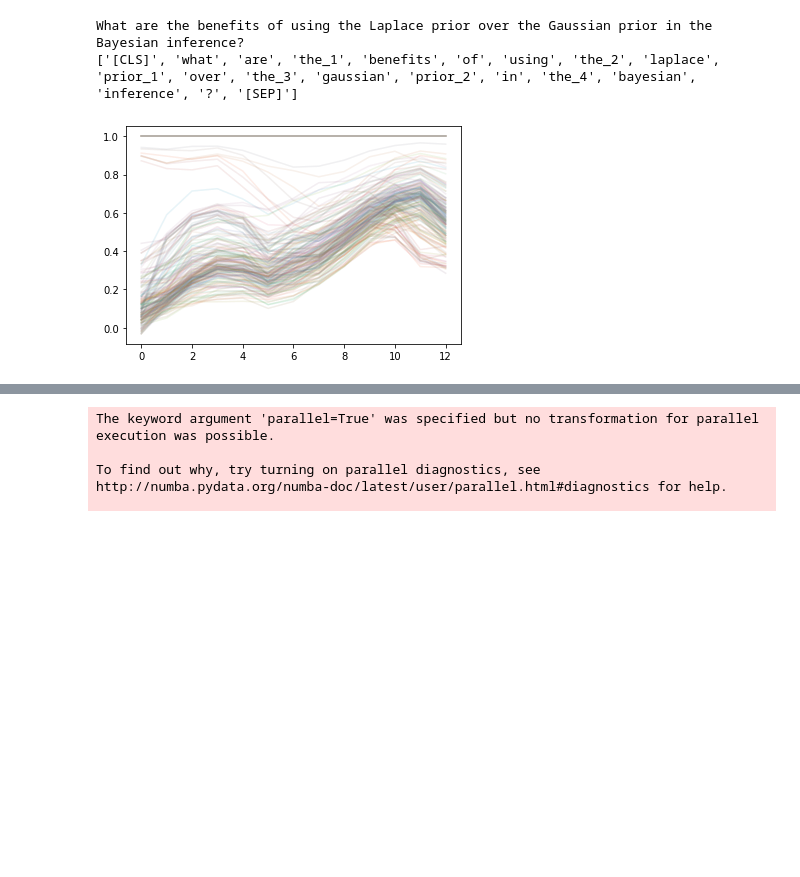
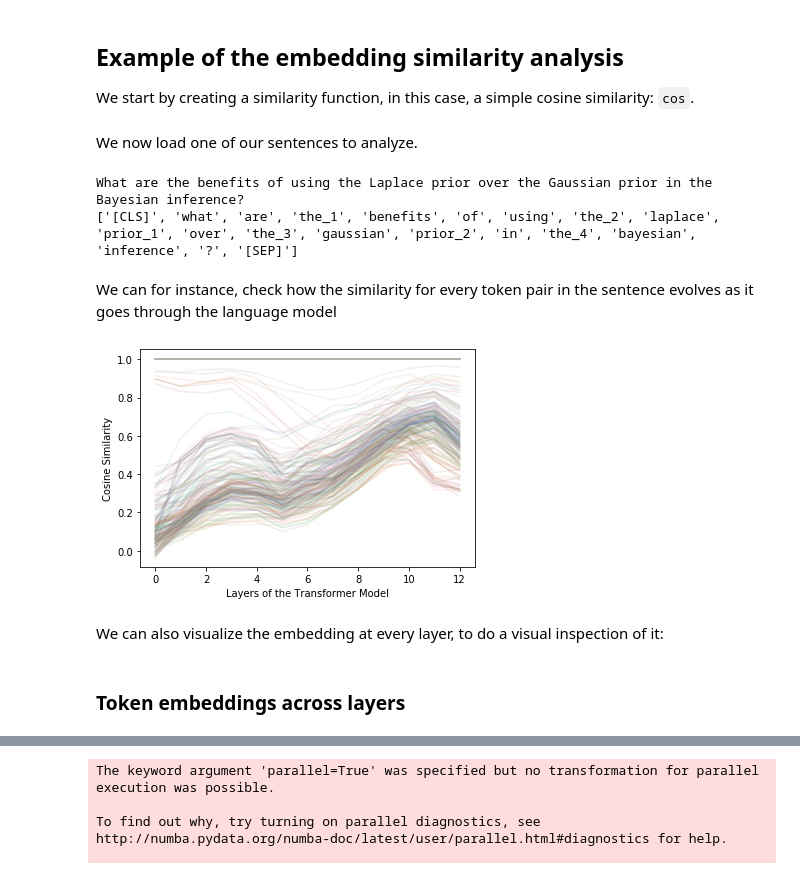
Before and after one commit to sergicastellasape/transformers, a Jupyter notebook: SciBert-playground-2.ipynb, the cells around one changed output, grey strips where cells are left out. Cells and saved outputs as stored; diff of their text form; code cells hidden in the pictures; blank space fills up the shorter version.

```diff
--- a/SciBert-playground-2.ipynb
+++ b/SciBert-playground-2.ipynb
@@ -199,9 +245,29 @@ _ = bert_sentence.attention_from_tokens('what', 'difference', display=True)
 # %%
-# Read input sequences from .txt file and put them in a list
-with open("../datasets/quora_questions.txt") as f:
-    text = f.read()
-sentences = re.split(r'(?<!\w\.\w.)(?<![A-Z][a-z]\.)(?<=\.|\?)\s', text)
-try:
-    sentences.remove('') # remove possible empty strings
-except:
-    None
+def load_dataset(txt_path="../datasets/quora_questions.txt",
+                 MODEL=SciBertModel,
+                 TOKENIZER=SciBertTokenizer):
+
+    # Read input sequences from .txt file and put them in a list
+    with open(txt_path) as f:
+        text = f.read()
+    sentences = re.split(r'(?<!\w\.\w.)(?<![A-Z][a-z]\.)(?<=\.|\?)\s', text)
+    try:
+        sentences.remove('') # remove possible empty strings
+    except:
+        None
+
+    list_SentenceObj, ALL_INITIAL_EMBEDDINGS, ALL_CONTEXT_EMBEDDINGS = [], [], []
+
+    for raw_sentence in tqdm(sentences):
+        SentenceObj = TransformerSentence(raw_sentence,
+                                          model=MODEL,
+                                          tokenizer=TOKENIZER)
+        SentenceObj.write_summary(print_tokens=False)
+        list_SentenceObj.append(SentenceObj)
+        ALL_INITIAL_EMBEDDINGS.append(SentenceObj.summary['states'][0, :, :])
+        ALL_CONTEXT_EMBEDDINGS.append(SentenceObj.summary['states'][-1, :, :])
+
+    ALL_INITIAL_EMBEDDINGS = torch.cat(ALL_INITIAL_EMBEDDINGS, dim=0)
+    ALL_CONTEXT_EMBEDDINGS = torch.cat(ALL_CONTEXT_EMBEDDINGS, dim=0)
+
+    return list_SentenceObj, ALL_INITIAL_EMBEDDINGS, ALL_CONTEXT_EMBEDDINGS
@@ -218,0 +274,5 @@ ALL_EMBEDDINGS = torch.cat(ALL_EMBEDDINGS, dim=0)
+# %%
+scibert_sentences, SCI_EMB_i, SCI_EMB_c = load_dataset(MODEL=SciBertModel,
+                                                       TOKENIZER=SciBertTokenizer)
+bert_sentences, BASE_EMB_i, BASE_EMB_c = load_dataset(MODEL=BertBaseModel,
+                                                      TOKENIZER=BertBaseTokenizer)
@@ -293,11 +360,20 @@ fig.show()
+# %% [markdown]
+## Example of the embedding similarity analysis
+We start by creating a similarity function, in this case, a simple cosine similarity: `cos`.
 # %%
 cos = torch.nn.CosineSimilarity(dim=1, eps=1e-08) # similarity func.
-sentence = scibert_sentences[132]
-print(sentence.raw_string)
-print(sentence.summary['input_tokens'])
-# %% [output]
-What are the benefits of using the Laplace prior over the Gaussian prior in the Bayesian inference?
-['[CLS]', 'what', 'are', 'the_1', 'benefits', 'of', 'using', 'the_2', 'laplace', 'prior_1', 'over', 'the_3', 'gaussian', 'prior_2', 'in', 'the_4', 'bayesian', 'inference', '?', '[SEP]']
+# %% [markdown]
+We now load one of our sentences to analyze.
+# %%
+sentence = scibert_sentences[132]
+#sentence = bert_sentences[132]
+print(sentence.raw_string)
+print(sentence.summary['input_tokens'])
+# %% [output]
+What are the benefits of using the Laplace prior over the Gaussian prior in the Bayesian inference?
+['[CLS]', 'what', 'are', 'the_1', 'benefits', 'of', 'using', 'the_2', 'laplace', 'prior_1', 'over', 'the_3', 'gaussian', 'prior_2', 'in', 'the_4', 'bayesian', 'inference', '?', '[SEP]']
+# %% [markdown]
+We can for instance, check how the similarity for every token pair in the sentence evolves as it goes through the language model
 # %%
 distance_evolution = {}
 for token1 in sentence.summary['input_tokens']:
@@ -308,6 +384,12 @@ for token1 in sentence.summary['input_tokens']:
 # %%
 for key, d in distance_evolution.items():
     plt.plot(d, alpha=0.05)
+    plt.xlabel('Layers of the Transformer Model')
+    plt.ylabel('Cosine Similarity')
 # %% [output]
-[figure, old version]
+[figure, new version]
+# %% [markdown]
+We can also visualize the embedding at every layer, to do a visual inspection of it:
+# %% [markdown]
+### Token embeddings across layers
 # %%
```
Also changed, not shown: parts of 33 cells of this notebook.
